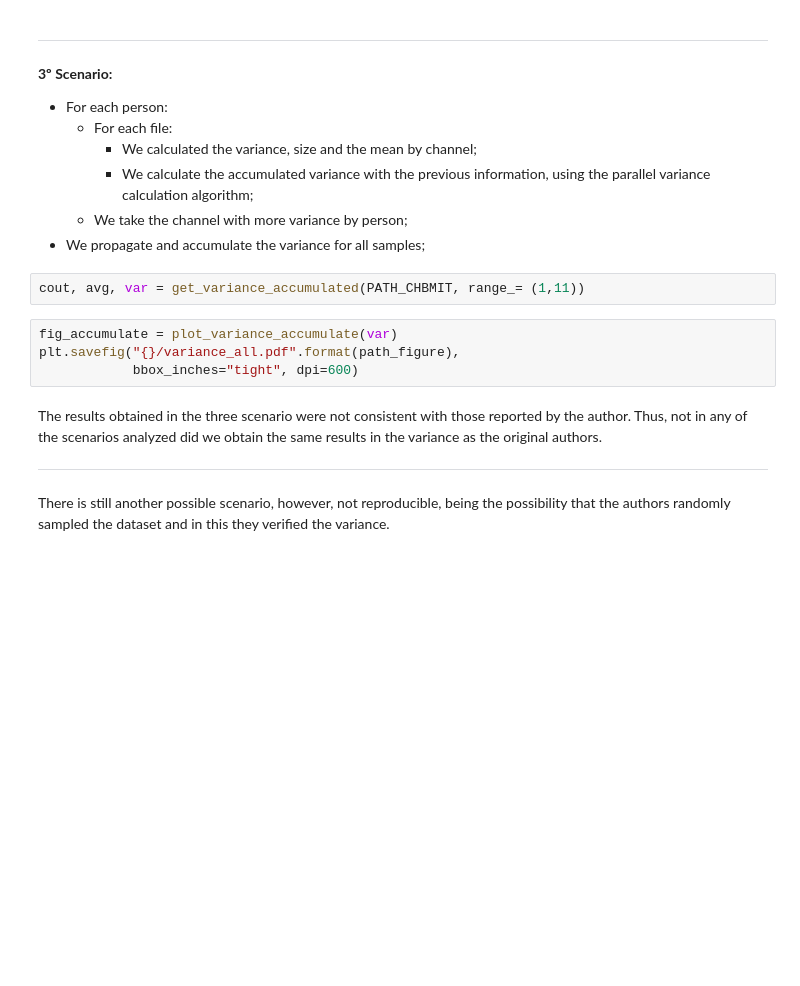
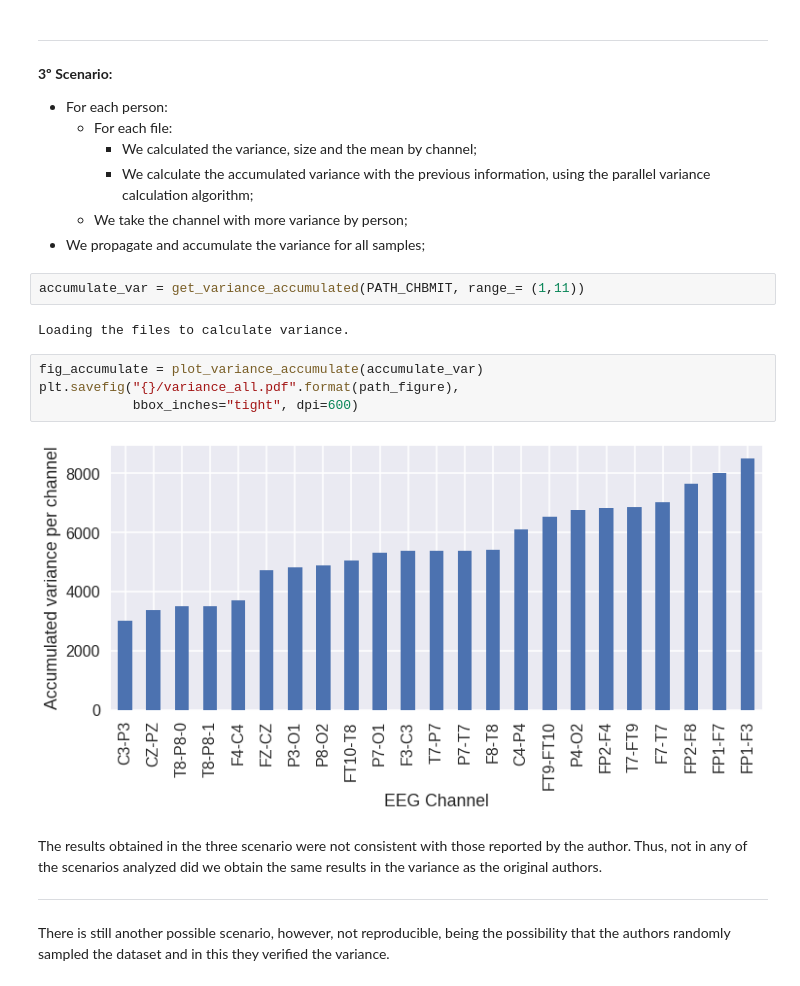
Before and after one commit to bruAristimunha/Re-Deep-Convolution-Neural-Network-and-Autoencoders-Based-Unsupervised-Feature-Learning-of-EEG, a Jupyter notebook: notebook/Jupyter_Paper_Re_Deep_Convolution_Neural_Network_and_Autoencoders_Based_Unsupervised_Feature_Learning_of_EEG_Signals.ipynb, the cells around one changed output. Cells and saved outputs as stored; diff of their text form; blank space fills up the shorter version.

```diff
--- a/notebook/Jupyter_Paper_Re_Deep_Convolution_Neural_Network_and_Autoencoders_Based_Unsupervised_Feature_Learning_of_EEG_Signals.ipynb
+++ b/notebook/Jupyter_Paper_Re_Deep_Convolution_Neural_Network_and_Autoencoders_Based_Unsupervised_Feature_Learning_of_EEG_Signals.ipynb
@@ -400,11 +421,15 @@ The results obtained in the second scenario were not consistent with those repor
     * We take the channel with more variance by person;
 * We propagate and accumulate the variance for all samples;
 # %%
-cout, avg, var = get_variance_accumulated(PATH_CHBMIT, range_= (1,11))
+accumulate_var = get_variance_accumulated(PATH_CHBMIT, range_= (1,11))
+# %% [output]
+Loading the files to calculate variance.
 # %%
-fig_accumulate = plot_variance_accumulate(var)
+fig_accumulate = plot_variance_accumulate(accumulate_var)
 plt.savefig("{}/variance_all.pdf".format(path_figure),
             bbox_inches="tight", dpi=600)
+# %% [output]
+[figure, added]
 # %% [markdown]
 The results obtained in the three scenario were not consistent with those reported by the author. Thus, not in any of the scenarios analyzed did we obtain the same results in the variance as the original authors.
 
```
Also changed, not shown: parts of 61 cells of this notebook.
